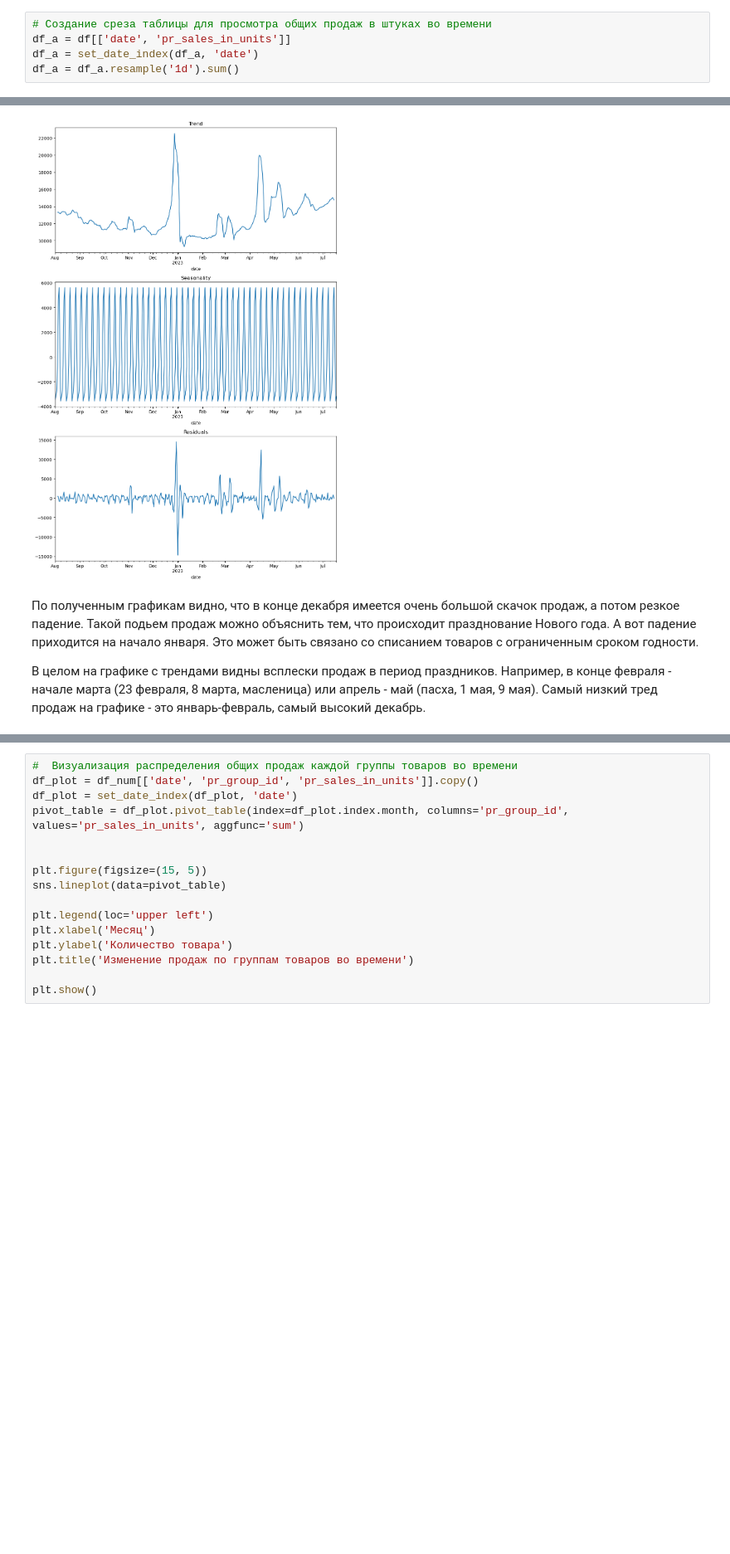
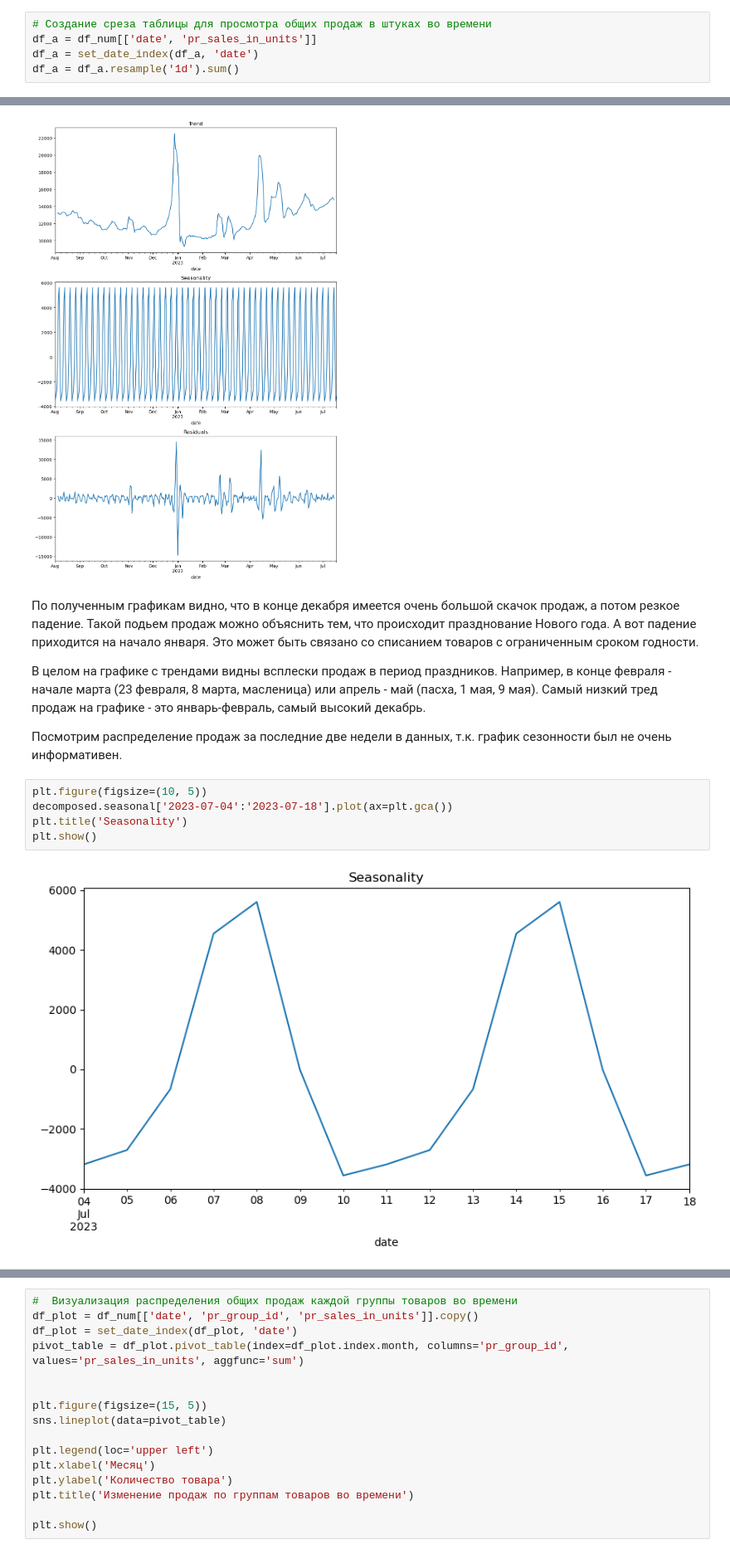
Before and after one commit to Vdol22/Proj_Lenta, a Jupyter notebook: lenta.ipynb, the cells around one changed output, grey strips where cells are left out. Shown at 83% size. Cells and saved outputs as stored; diff of their text form; blank space fills up the shorter version.

```diff
--- a/lenta.ipynb
+++ b/lenta.ipynb
@@ -530,7 +561,7 @@ df_num = df_num.drop('st_is_active', axis=1)
 Посмотрим на распределение продаж в штуках во времени.
 # %%
 # Создание среза таблицы для просмотра общих продаж в штуках во времени
-df_a = df[['date', 'pr_sales_in_units']]
+df_a = df_num[['date', 'pr_sales_in_units']]
 df_a = set_date_index(df_a, 'date')
 df_a = df_a.resample('1d').sum()
 # %%
@@ -562,3 +593,12 @@ plt.tight_layout()
 
 
 В целом на графике с трендами видны всплески продаж в период праздников. Например,  в конце февраля - начале марта (23 февраля, 8 марта, масленица) или апрель - май (пасха, 1 мая, 9 мая). Самый низкий тред продаж на графике - это январь-февраль, самый высокий декабрь.
+
+Посмотрим распределение продаж за последние две недели в данных, т.к. график сезонности был не очень информативен.
+# %%
+plt.figure(figsize=(10, 5))
+decomposed.seasonal['2023-07-04':'2023-07-18'].plot(ax=plt.gca())
+plt.title('Seasonality')
+plt.show()
+# %% [output]
+[figure, added]
```
Also changed, not shown: parts of 11 cells of this notebook, 1 other file.
